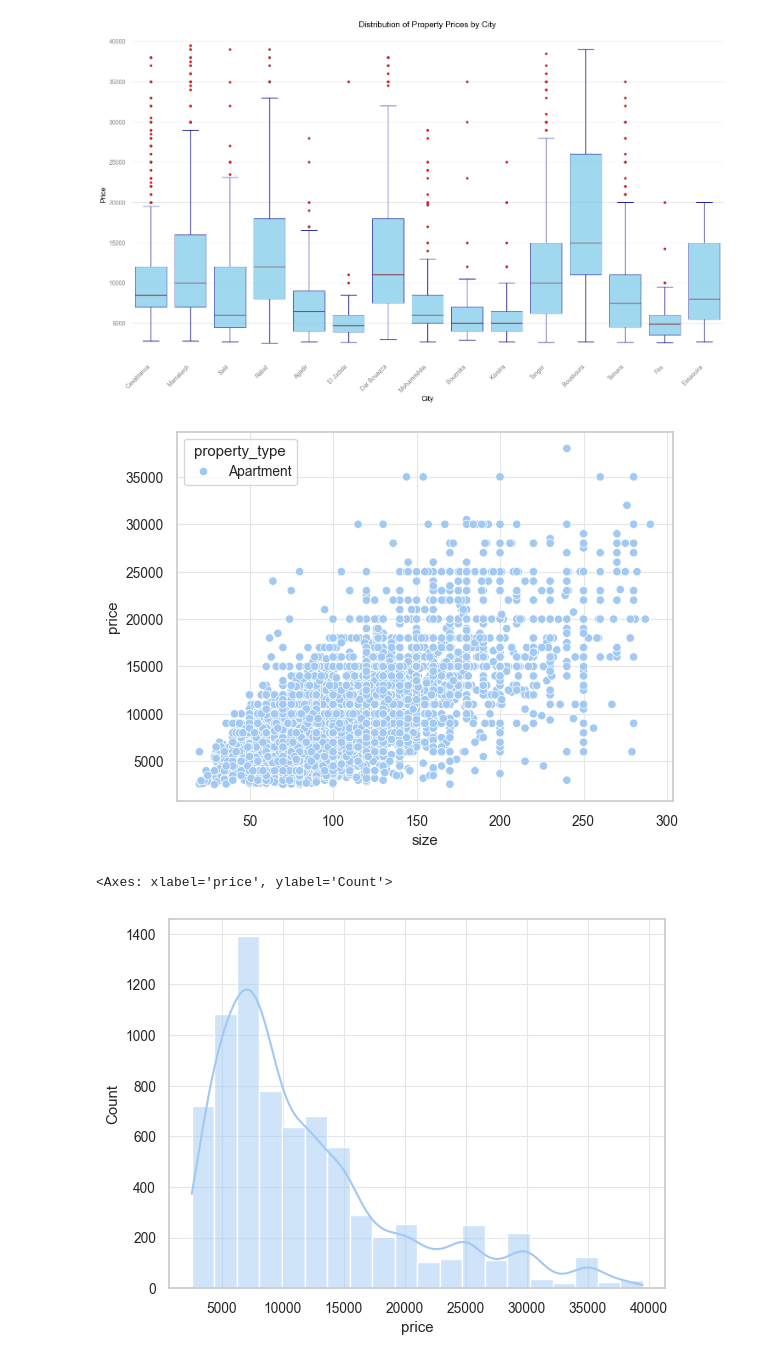
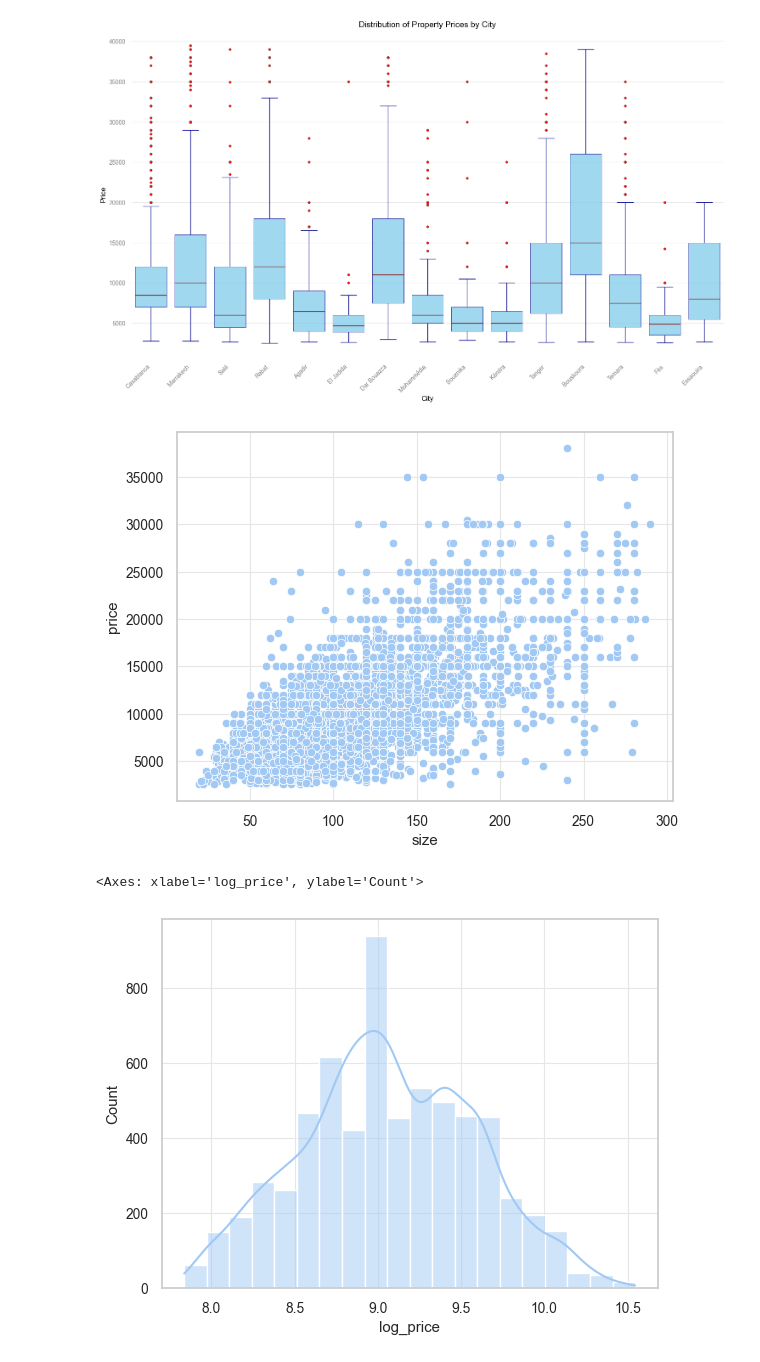
Before and after one commit to adam-idris/morocco-house-prediction, a Jupyter notebook: notebooks/data_exploration.ipynb, the cells around one changed output. Drawn from its saved outputs; the diff is of its cells as text; code cells hidden in the pictures.

```diff
--- a/notebooks/data_exploration.ipynb
+++ b/notebooks/data_exploration.ipynb
@@ -16,0 +27,3 @@ df = pd.read_sql_table('properties_for_rent', engine.connect())
+# %%
+import pandas as pd
+df = pd.read_pickle('/Users/adamidris/Coding/morocco-house-prediction/data/processed/full_db.pkl')
@@ -63,12 +134,13 @@ pop_cities_df = pop_cities_df[pop_cities_df['size'] < 300]
 # %%
 import numpy as np
 
-sns.scatterplot(x='size', y='price', data=pop_cities_df[pop_cities_df['property_type'] == 'Apartment'], hue='property_type')
+sns.scatterplot(x='size', y='price', data=pop_cities_df[pop_cities_df['property_type'] == 'Apartment'])
 plt.show()
 # %% [output]
-[figure, old version]
+[figure, new version]
 # %%
-sns.histplot(pop_cities_df['price'], bins=20, kde=True)
+pop_cities_df['log_price'] = np.log1p(pop_cities_df['price'])
+sns.histplot(pop_cities_df['log_price'], bins=20, kde=True)
 # %% [output]
-<Axes: xlabel='price', ylabel='Count'>
+<Axes: xlabel='log_price', ylabel='Count'>
-[figure, old version]
+[figure, new version]
```
Also changed, not shown: parts of 9 cells of this notebook, 2 other files.
